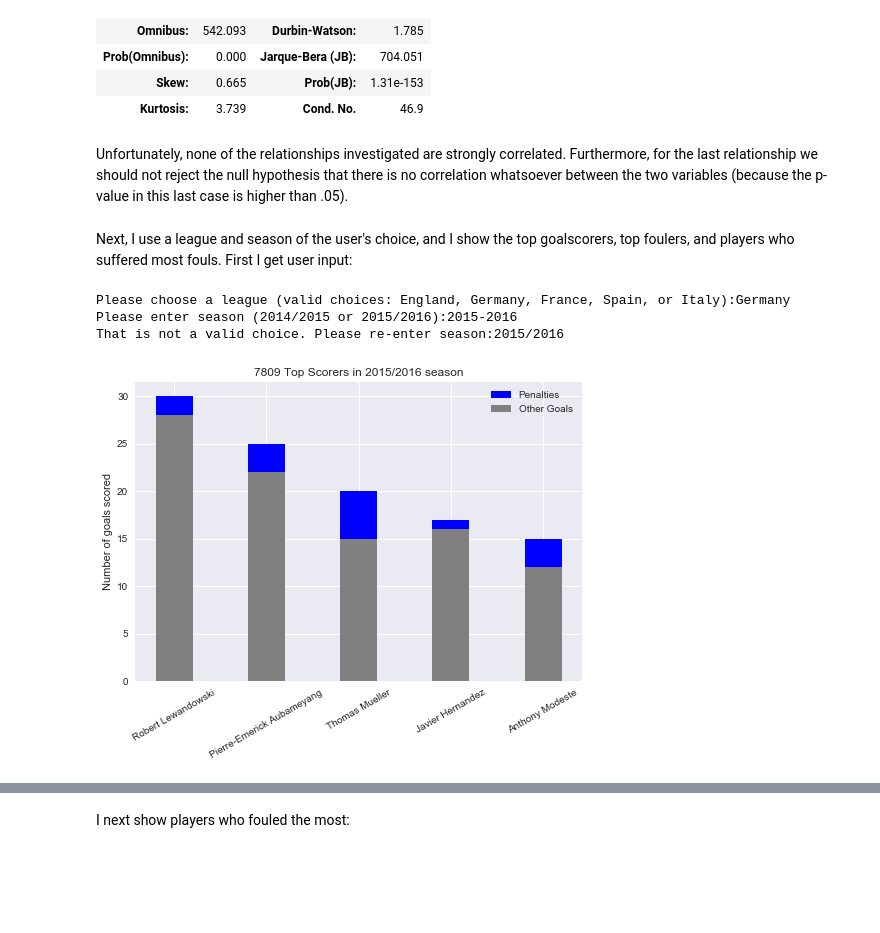
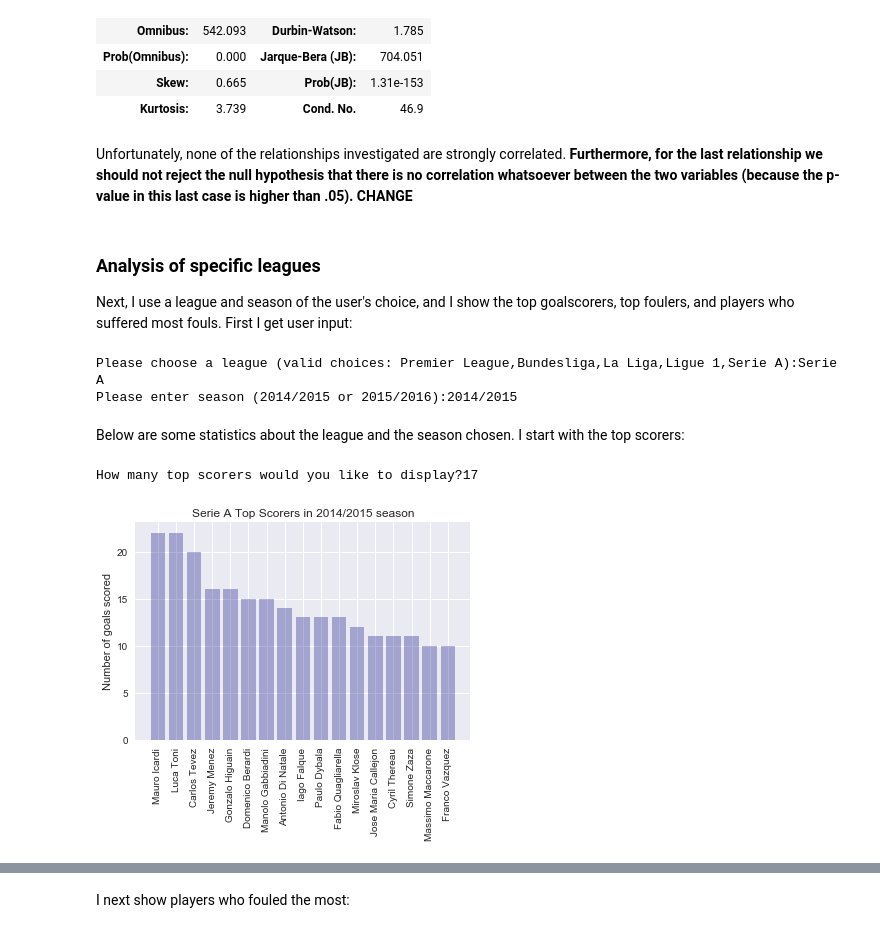
Before and after one commit to bogdanrabanca/soccer, a Jupyter notebook: soccer project.ipynb, the cells around one changed output, grey strips where cells are left out. Drawn from its saved outputs; the diff is of its cells as text; code cells hidden in the pictures; blank space fills up the shorter version.

Commit message:
Add files via upload
updates top_scorer chart. because i know store goal data in a separate df, i need to join this with player_df before computing highest scorers.

```diff
--- a/soccer project.ipynb
+++ b/soccer project.ipynb
@@ -668,23 +693,25 @@ OLS Regression Results
 | Skew: | 0.665 | Prob(JB): | 1.31e-153 |
 | Kurtosis: | 3.739 | Cond. No. | 46.9 |
 # %% [markdown]
-Unfortunately, none of the relationships investigated are strongly correlated. Furthermore, for the last relationship we should not reject the null hypothesis that there is no correlation whatsoever between the two variables (because the p-value in this last case is higher than .05).
+Unfortunately, none of the relationships investigated are strongly correlated. **Furthermore, for the last relationship we should not reject the null hypothesis that there is no correlation whatsoever between the two variables (because the p-value in this last case is higher than .05).  CHANGE**
 # %% [markdown]
+### Analysis of specific leagues
+
 Next, I use a league and season of the user's choice, and I show the top goalscorers, top foulers, and players who suffered most fouls. First I get user input:
 # %%
 def get_filters():
 
-    league=raw_input ('Please choose a league (valid choices: England, Germany, France, Spain, or Italy):')
+    league=raw_input ('Please choose a league (valid choices: Premier League,Bundesliga,La Liga,Ligue 1,Serie A):')
 
-    while league not in ['England', 'Germany','France', 'Spain', 'Italy']:
+    while league not in ['Premier League','Bundesliga','La Liga','Ligue 1','Serie A']:
 
         league=raw_input('That is not a valid choice. Please re-enter league:')
 
-    league_dict={'England': 1729,
-                    'Germany': 7809,
-                    'Spain': 21518,
-                    'France': 4769,
-                    'Italy': 10257}
+    league_dict={'Premier League': 1729,
+                    'Bundesliga': 7809,
+                    'La Liga': 21518,
+                    'Ligue 1': 4769,
+                    'Serie A': 10257}
 
     league_code=league_dict[league]
 
@@ -694,10 +721,9 @@ def get_filters():
 
         season=raw_input ('That is not a valid choice. Please re-enter season:')
 
-    return league_code, season
+    return league, league_code, season
 
-league,season=get_filters()
+league_name,league,season=get_filters()
 # %% [output]
-Please choose a league (valid choices: England, Germany, France, Spain, or Italy):Germany
-Please enter season (2014/2015 or 2015/2016):2015-2016
-That is not a valid choice. Please re-enter season:2015/2016
+Please choose a league (valid choices: Premier League,Bundesliga,La Liga,Ligue 1,Serie A):Serie A
+Please enter season (2014/2015 or 2015/2016):2014/2015
@@ -706,29 +730,49 @@ Below are some self-explanatory statistics:
+# %% [markdown]
+Below are some statistics about the league and the season chosen. I start with the top scorers:
 # %%
 connection=sql.connect('database.sqlite')
 cursor=connection.cursor()
 
-criterion=(player_df['league']==league) & (player_df['season']==season)
-top_scorers_df=player_df[criterion].sort_values('goals',ascending=False).head()
+temp_df=pd.merge(goal_df,game_df,how='inner',on='match_id')  #join goal dataframe with game dataframe
 
+top_scorers_df=temp_df[['match_id','league_id','season','scorer','type']]  #keep only columns i need
+
+criterion=(temp_df['league_id']==league) & (temp_df['season']==season)
+top_scorers_df=top_scorers_df[criterion]           #filter for league and season chosen by user
+
+#create ordered dataframe with top scorers and rename column storing goal number
+top_scorers_df=top_scorers_df.groupby('scorer').count().reset_index()[['scorer','match_id']]
+top_scorers_df=top_scorers_df.rename(columns={'match_id':'number_of_goals'})
+
+number=int(raw_input('How many top scorers would you like to display?'))
+
+#select the number (chosen by user) of top scorers to be displayed
+top_scorers_df=top_scorers_df.sort_values('number_of_goals',ascending=False).head(number)
+
+#get player names from relational database
 for i in top_scorers_df.index:
 
-    player=top_scorers_df.loc[i,'player']
+    player=top_scorers_df.loc[i,'scorer']
 
     cursor.execute('SELECT player_name FROM Player WHERE player_api_id={}'.format(player))
 
     top_scorers_df.loc[i,'player']=cursor.fetchall()[0][0]
 
-pos=np.arange(5)
+pos=np.arange(number)
 
-plt.bar(pos,top_scorers_df['penalties'], color='blue',width=.4,bottom=top_scorers_df['non_penalties'],tick_label=top_scorers_df['player'])
+# plt.bar(pos,top_scorers_df['penalties'], color='navy',width=.4,bottom=top_scorers_df['non_penalties'],tick_label=top_scorers_df['player'])
 
-plt.bar(pos,top_scorers_df['non_penalties'],color='grey',width=.4,tick_label=top_scorers_df['player'])
+# plt.bar(pos,top_scorers_df['non_penalties'],color='blue',width=.4,tick_label=top_scorers_df['player'])
 
-plt.xticks(rotation=30)
-plt.legend(['Penalties','Other Goals'])
-plt.title('{} Top Scorers in {} season'.format(league,season))
+#create chart
+plt.bar(pos,top_scorers_df['number_of_goals'],color='navy',alpha=.3,
+        tick_label=top_scorers_df['player'],align = 'center')
+plt.xticks(rotation=min(6*number,90))
+# plt.legend(['Penalties','Other Goals'])
+plt.title('{} Top Scorers in {} season'.format(league_name,season))
 plt.ylabel('Number of goals scored')
 
 plt.show()
 # %% [output]
+How many top scorers would you like to display?17
-[figure, old version]
+[figure, new version]
```
Also changed, not shown: parts of 16 cells of this notebook.
